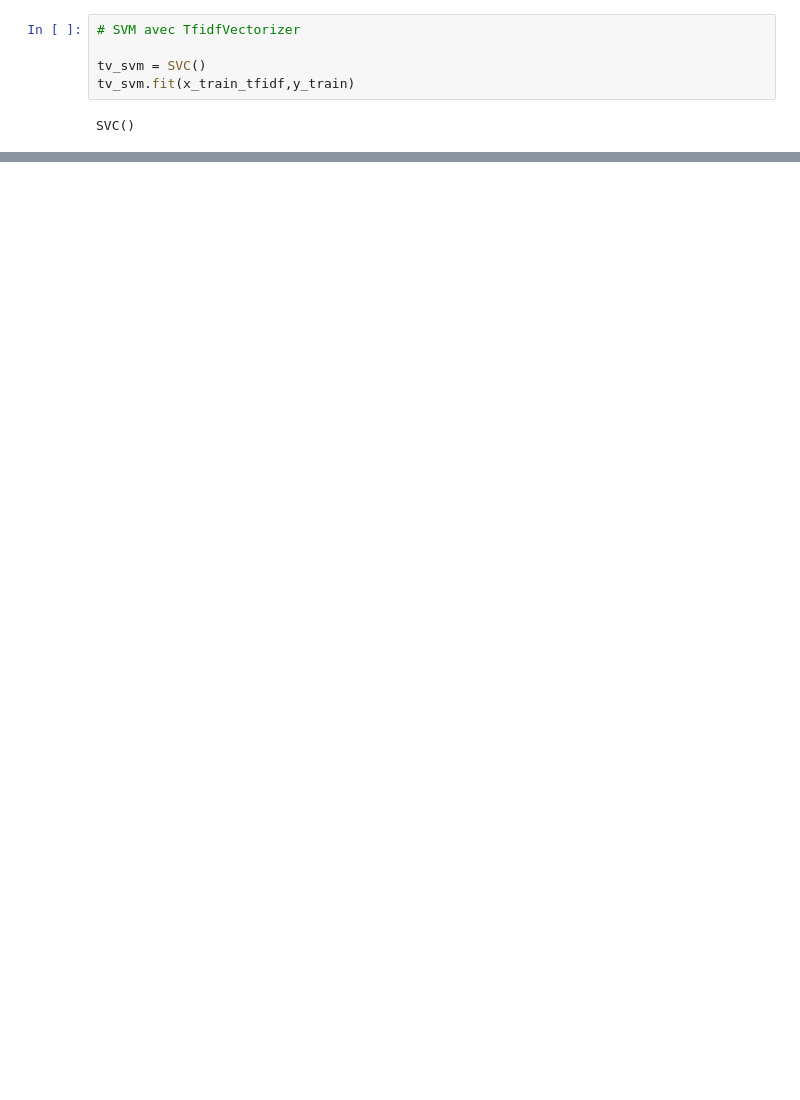
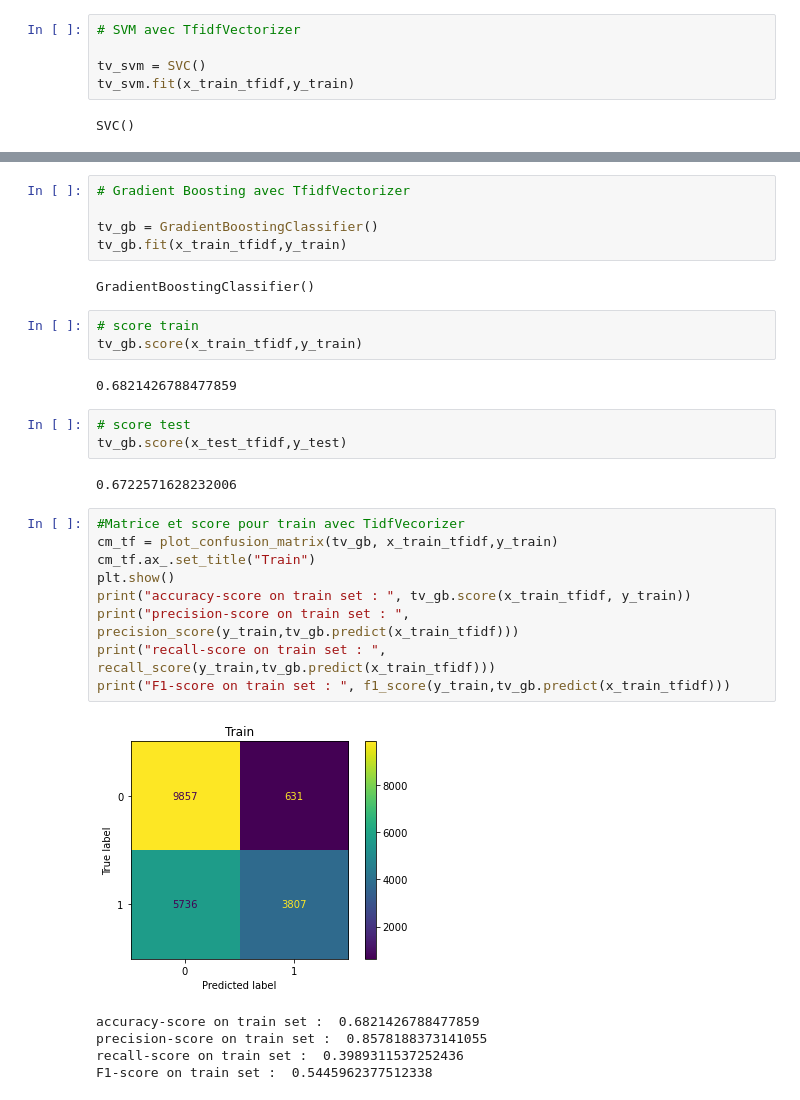
Before and after one commit to iandrorak/Jedha-Essentials, a Jupyter notebook: Sarcasm.ipynb, the cells around one changed output, grey strips where cells are left out. Saved outputs shown, nothing was run; the diff lists cells and outputs as text; blank space fills up the shorter version.

```diff
--- a/Sarcasm.ipynb
+++ b/Sarcasm.ipynb
@@ -465,0 +510,32 @@ xgb.score(x_test_vec,y_test)
+# %%
+# Gradient Boosting avec TfidfVectorizer
+
+tv_gb = GradientBoostingClassifier()
+tv_gb.fit(x_train_tfidf,y_train)
+# %% [output]
+GradientBoostingClassifier()
+# %%
+# score train
+tv_gb.score(x_train_tfidf,y_train)
+# %% [output]
+0.6821426788477859
+# %%
+# score test
+tv_gb.score(x_test_tfidf,y_test)
+# %% [output]
+0.6722571628232006
+# %%
+#Matrice et score pour train avec TidfVecorizer
+cm_tf = plot_confusion_matrix(tv_gb, x_train_tfidf,y_train)
+cm_tf.ax_.set_title("Train")
+plt.show()
+print("accuracy-score on train set : ", tv_gb.score(x_train_tfidf, y_train))
+print("precision-score on train set : ", precision_score(y_train,tv_gb.predict(x_train_tfidf)))
+print("recall-score on train set : ", recall_score(y_train,tv_gb.predict(x_train_tfidf)))
+print("F1-score on train set : ", f1_score(y_train,tv_gb.predict(x_train_tfidf)))
+# %% [output]
+[figure, added]
+accuracy-score on train set :  0.6821426788477859
+precision-score on train set :  0.8578188373141055
+recall-score on train set :  0.3989311537252436
+F1-score on train set :  0.5445962377512338
```
Also changed, not shown: parts of 33 cells of this notebook.
